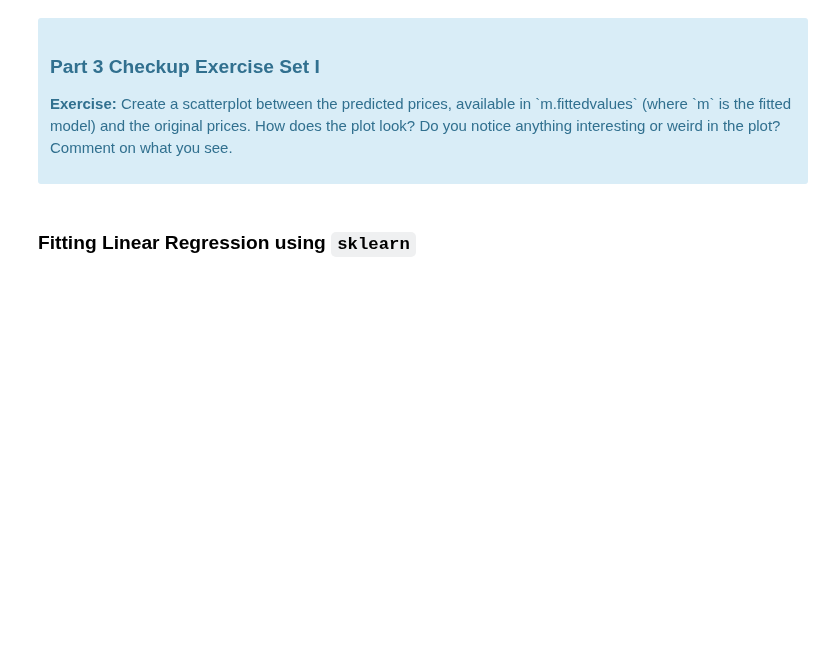
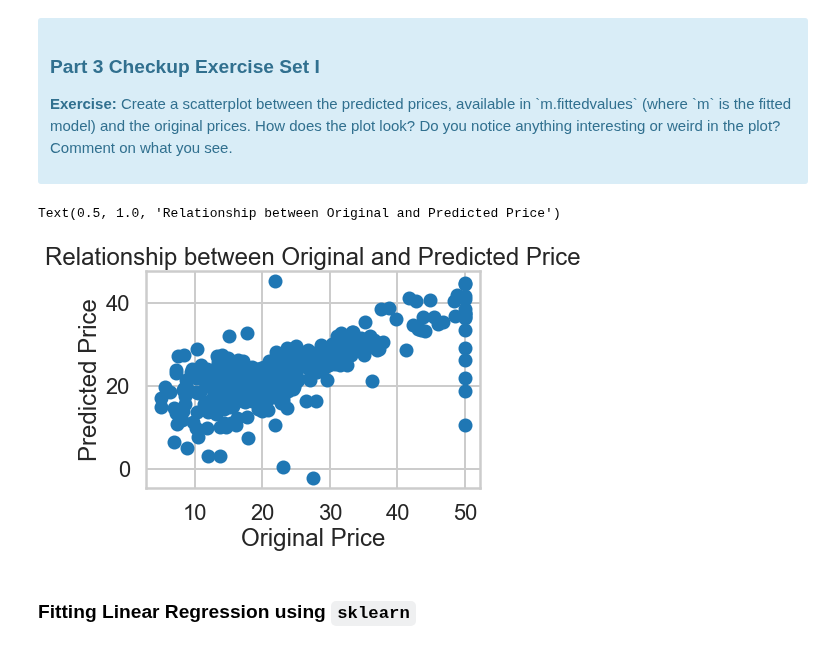
Before and after one commit to Armclimber/Projects, a Jupyter notebook: mini-projects/Mini_Project_Linear_Regression.ipynb, the cells around one changed output. Drawn from its saved outputs; the diff is of its cells as text; code cells hidden in the pictures; blank space fills up the shorter version.

```diff
--- a/mini-projects/Mini_Project_Linear_Regression.ipynb
+++ b/mini-projects/Mini_Project_Linear_Regression.ipynb
@@ -434,3 +450,14 @@ Let's see how our model actually fit our data. We can see below that there is a
+# %%
+# your turn
+#For large values of original price, the model underestimated price while
+#for small values of original price, the model overestimated price
+plt.scatter(bos.PRICE, m.fittedvalues)
+plt.xlabel("Original Price")
+plt.ylabel("Predicted Price")
+plt.title("Relationship between Original and Predicted Price")
+# %% [output]
+Text(0.5, 1.0, 'Relationship between Original and Predicted Price')
+[figure, added]
 # %% [markdown]
 ### Fitting Linear Regression using `sklearn`
 # %%
```
Also changed, not shown: parts of 33 cells of this notebook.
